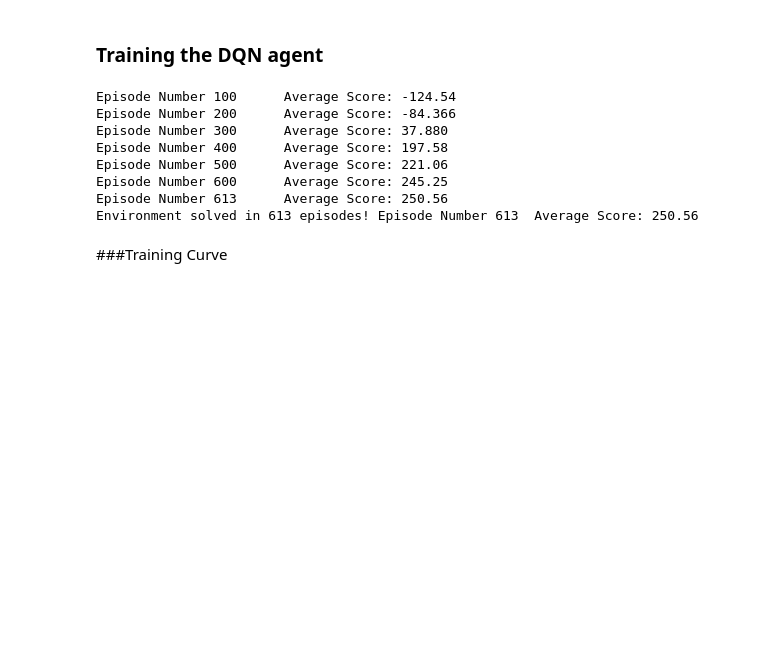
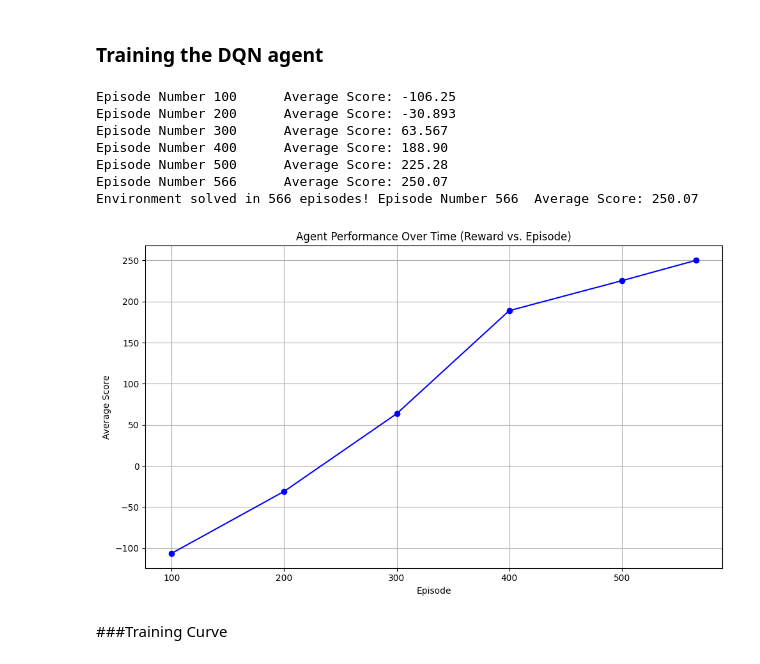
Before and after one commit to Shresht1706/Deep-Q-Learning-for-Lunar-Landing, a Jupyter notebook: RQ4_Accuracy/Accuracy_Final.ipynb, the cells around one changed output. Cells and saved outputs as stored; diff of their text form; code cells hidden in the pictures; blank space fills up the shorter version.

Commit message:
graphs

```diff
--- a/RQ4_Accuracy/Accuracy_Final.ipynb
+++ b/RQ4_Accuracy/Accuracy_Final.ipynb
@@ -263,22 +265,35 @@ for episode in range(1, number_ep + 1):
   epsilon = max(epsilon_end, epsilon_decay*epsilon)
   print('\rEpisode Number {}\tAverage Score: {:.2f}'.format(episode, np.mean(scores)), end="")
   if episode % 100 == 0:
-    print('\rEpisode Number {}\tAverage Score: {:.2f}'.format(episode, np.mean(scores)))
-    sdf = sdf.append({'Episode': episode, 'Score': np.mean(scores)}, ignore_index = True)
+      print('\rEpisode Number {}\tAverage Score: {:.2f}'.format(episode, np.mean(scores)))
+      sdf.loc[len(sdf)] = {'Episode': episode, 'Score': np.mean(scores)}
   if (np.mean(scores) >= 250.0):
       print('\nEnvironment solved in {:d} episodes! Episode Number {}\tAverage Score: {:.2f}'.format(episode, episode, np.mean(scores)))
-      sdf = sdf.append({'Episode': episode, 'Score': np.mean(scores)}, ignore_index = True)
+      sdf.loc[len(sdf)] = {'Episode': episode, 'Score': np.mean(scores)}
       torch.save(agent.local_qnetwork.state_dict(), 'checkpoint charlie')
       break
 # %% [output]
-Episode Number 100      Average Score: -124.54
-Episode Number 200      Average Score: -84.366
-Episode Number 300      Average Score: 37.880
-Episode Number 400      Average Score: 197.58
-Episode Number 500      Average Score: 221.06
-Episode Number 600      Average Score: 245.25
-Episode Number 613      Average Score: 250.56
-Environment solved in 613 episodes! Episode Number 613  Average Score: 250.56
+Episode Number 100      Average Score: -106.25
+Episode Number 200      Average Score: -30.893
+Episode Number 300      Average Score: 63.567
+Episode Number 400      Average Score: 188.90
+Episode Number 500      Average Score: 225.28
+Episode Number 566      Average Score: 250.07
+Environment solved in 566 episodes! Episode Number 566  Average Score: 250.07
+# %%
+import matplotlib.pyplot as plt
+
+# Plot average score vs. episode
+plt.figure(figsize=(10, 6))
+plt.plot(sdf['Episode'], sdf['Score'], marker='o', linestyle='-', color='b')
+plt.xlabel('Episode')
+plt.ylabel('Average Score')
+plt.title('Agent Performance Over Time (Reward vs. Episode)')
+plt.grid(True)
+plt.tight_layout()
+plt.show()
+# %% [output]
+[figure, added]
 # %% [markdown]
 ###Training Curve
 # %% [markdown]
```
Also changed, not shown: parts of 3 cells of this notebook, 3 other files.
